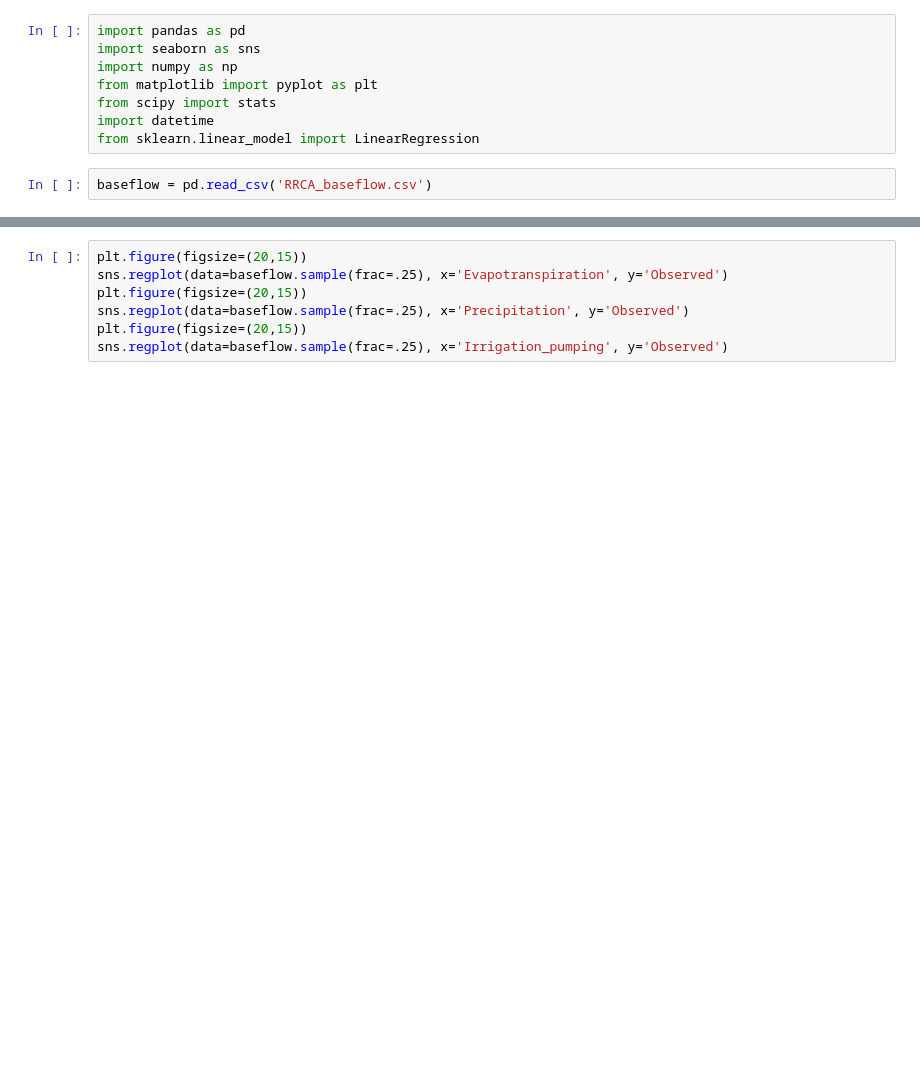
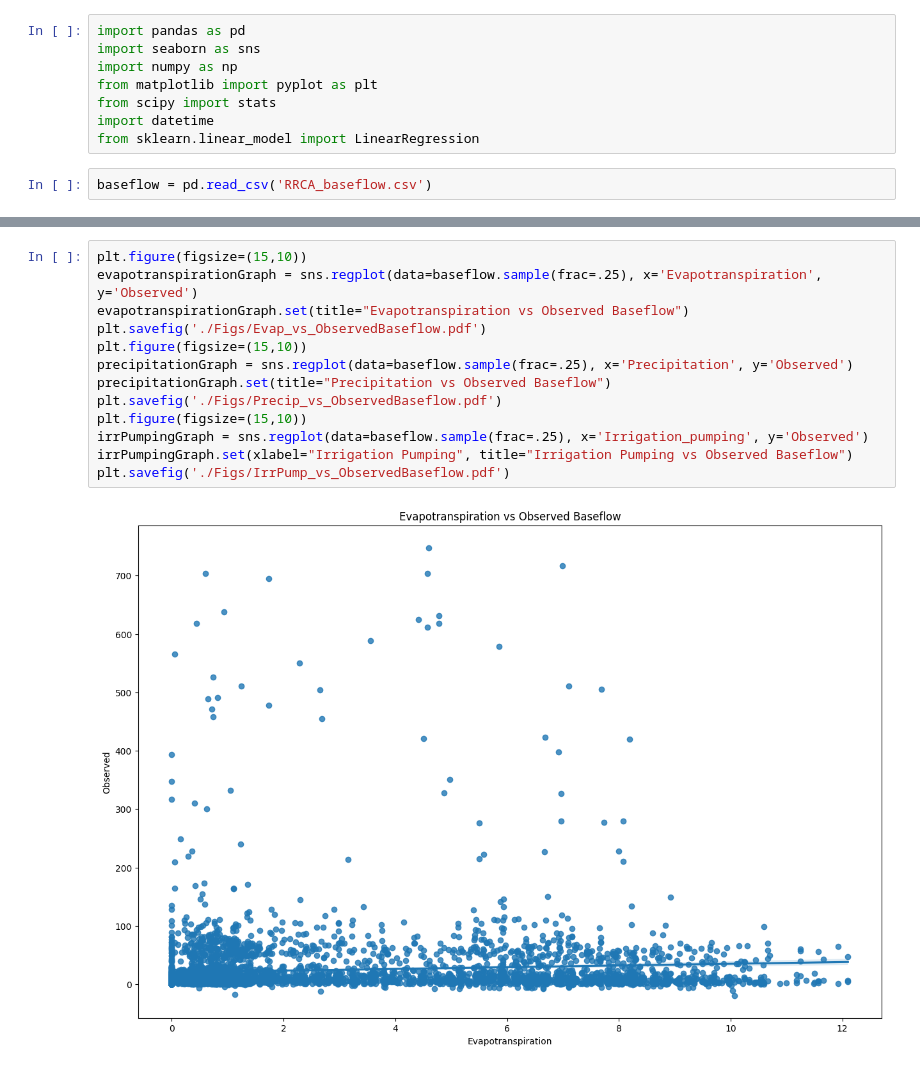
Before and after one commit to kaisermikael/project6, a Jupyter notebook: project6.ipynb, the cells around one changed output, grey strips where cells are left out. Drawn from its saved outputs; the diff is of its cells as text; blank space fills up the shorter version.

```diff
--- a/project6.ipynb
+++ b/project6.ipynb
@@ -22,7 +36,15 @@ display(baseflow)
 # %%
-plt.figure(figsize=(20,15))
-sns.regplot(data=baseflow.sample(frac=.25), x='Evapotranspiration', y='Observed')
-plt.figure(figsize=(20,15))
-sns.regplot(data=baseflow.sample(frac=.25), x='Precipitation', y='Observed')
-plt.figure(figsize=(20,15))
-sns.regplot(data=baseflow.sample(frac=.25), x='Irrigation_pumping', y='Observed')
+plt.figure(figsize=(15,10))
+evapotranspirationGraph = sns.regplot(data=baseflow.sample(frac=.25), x='Evapotranspiration', y='Observed')
+evapotranspirationGraph.set(title="Evapotranspiration vs Observed Baseflow")
+plt.savefig('./Figs/Evap_vs_ObservedBaseflow.pdf')
+plt.figure(figsize=(15,10))
+precipitationGraph = sns.regplot(data=baseflow.sample(frac=.25), x='Precipitation', y='Observed')
+precipitationGraph.set(title="Precipitation vs Observed Baseflow")
+plt.savefig('./Figs/Precip_vs_ObservedBaseflow.pdf')
+plt.figure(figsize=(15,10))
+irrPumpingGraph = sns.regplot(data=baseflow.sample(frac=.25), x='Irrigation_pumping', y='Observed')
+irrPumpingGraph.set(xlabel="Irrigation Pumping", title="Irrigation Pumping vs Observed Baseflow")
+plt.savefig('./Figs/IrrPump_vs_ObservedBaseflow.pdf')
+# %% [output]
+[figure, added]
```
Also changed, not shown: parts of 14 cells of this notebook, 13 other files.
